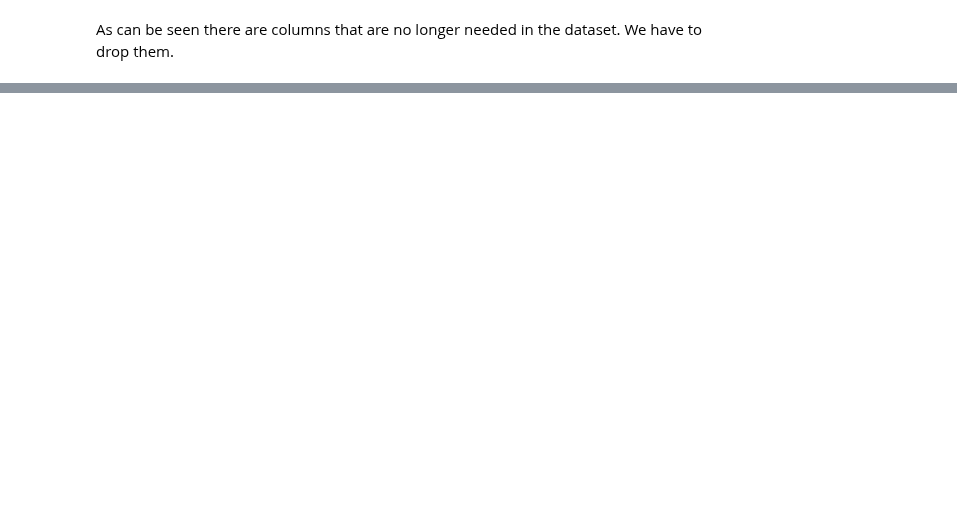
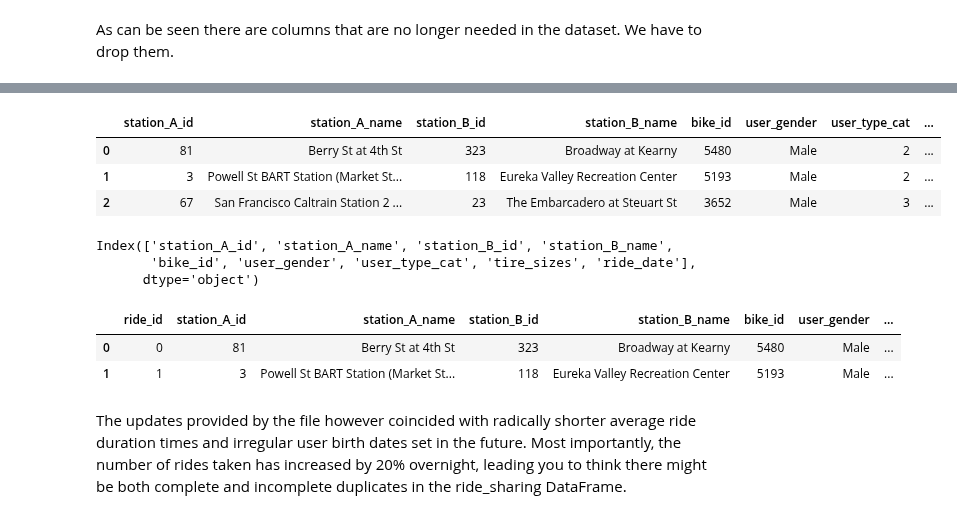
Before and after one commit to joeelorm/Projects, a Jupyter notebook: Data Cleaning/Data Cleaning.ipynb, the cells around one changed output, grey strips where cells are left out. Drawn from its saved outputs; the diff is of its cells as text; code cells hidden in the pictures; blank space fills up the shorter version.

```diff
--- a/Data Cleaning/Data Cleaning.ipynb
+++ b/Data Cleaning/Data Cleaning.ipynb
@@ -272,0 +274,4 @@ The client asked for analysis to be done only on 78 users
+# %%
+#Selecting 78 the first 78 rows
+ride_sharing_sub = ride_sharing.loc[0:77, :].copy()
+ride_sharing_sub.info()
@@ -272,0 +304,17 @@ The client asked for analysis to be done only on 78 users
+# %%
+#Dropping columns that have been updated so that we can insert the updates as new columns
+cols_to_del = ['user_birth_year', 'duration_time', 'duration']
+ride_sharing_sub.drop(cols_to_del, axis = 1, inplace = True)
+# %%
+ride_sharing_sub.head(3)
+# %% [output]
+|  | station_A_id | station_A_name | station_B_id | station_B_name | bike_id | user_gender | user_type_cat | ... |
+| 0 | 81 | Berry St at 4th St | 323 | Broadway at Kearny | 5480 | Male | 2 | ... |
+| 1 | 3 | Powell St BART Station (Market St... | 118 | Eureka Valley Recreation Center | 5193 | Male | 2 | ... |
+| 2 | 67 | San Francisco Caltrain Station 2 ... | 23 | The Embarcadero at Steuart St | 3652 | Male | 3 | ... |
+# %%
+ride_sharing_sub.columns
+# %% [output]
+Index(['station_A_id', 'station_A_name', 'station_B_id', 'station_B_name',
+       'bike_id', 'user_gender', 'user_type_cat', 'tire_sizes', 'ride_date'],
+      dtype='object')
@@ -272,0 +333,8 @@ The client asked for analysis to be done only on 78 users
+# %%
+ride_sharing_sub.head(2)
+# %% [output]
+|  | ride_id | station_A_id | station_A_name | station_B_id | station_B_name | bike_id | user_gender | ... |
+| 0 | 0 | 81 | Berry St at 4th St | 323 | Broadway at Kearny | 5480 | Male | ... |
+| 1 | 1 | 3 | Powell St BART Station (Market St... | 118 | Eureka Valley Recreation Center | 5193 | Male | ... |
+# %% [markdown]
+The updates provided by the file however coincided with radically shorter average ride duration times and irregular user birth dates set in the future. Most importantly, the number of rides taken has increased by 20% overnight, leading you to think there might be both complete and incomplete duplicates in the ride_sharing DataFrame.
```
Also changed, not shown: parts of 8 cells of this notebook.
